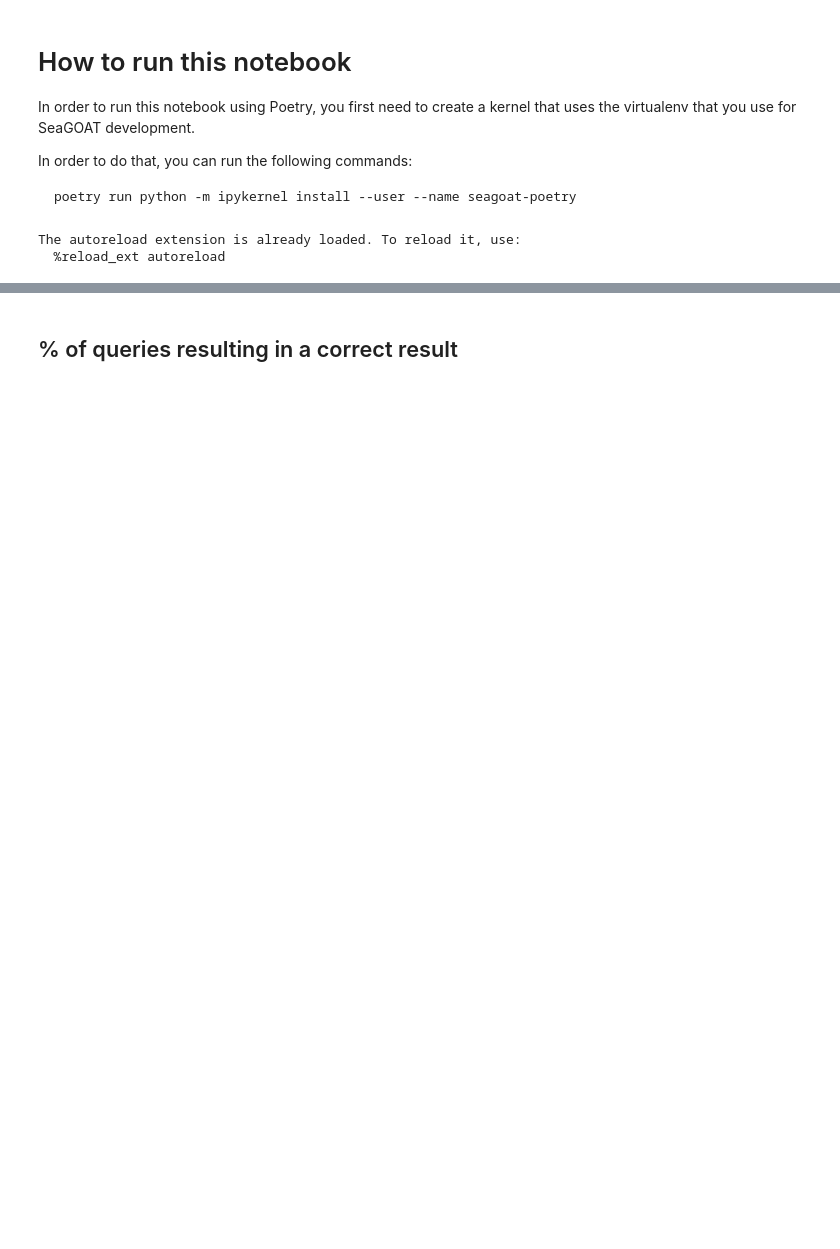
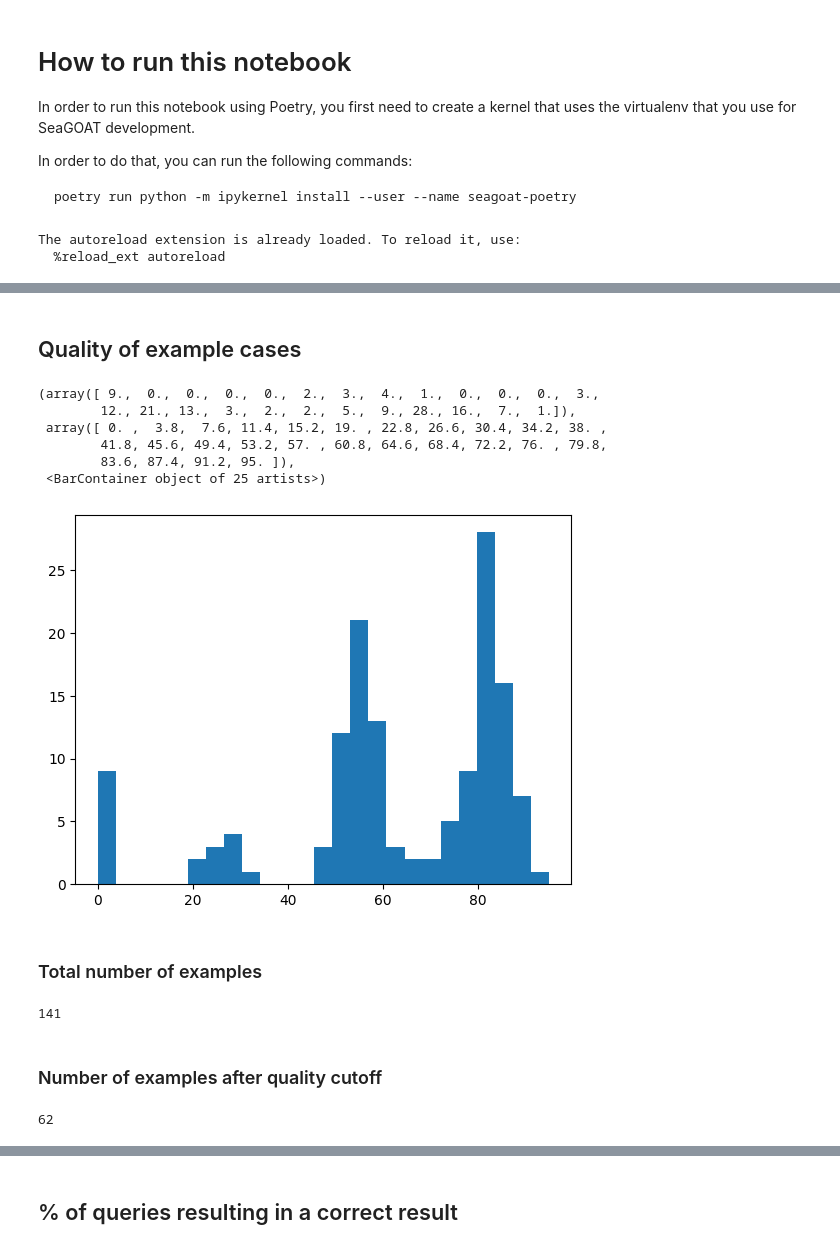
Before and after one commit to kantord/SeaGOAT, a Jupyter notebook: benchmark/benchmark.ipynb, the cells around one changed output, grey strips where cells are left out. Cells and saved outputs as stored; diff of their text form; code cells hidden in the pictures; blank space fills up the shorter version.

Commit message:
chrore: filter out bad banchmark examples

```diff
--- a/benchmark/benchmark.ipynb
+++ b/benchmark/benchmark.ipynb
@@ -37,0 +38,25 @@ results = load_results("initial test")
+# %% [markdown]
+## Quality of example cases
+# %%
+plt.hist([x['qualityScore'] for x in results], 25)
+# %% [output]
+(array([ 9.,  0.,  0.,  0.,  0.,  2.,  3.,  4.,  1.,  0.,  0.,  0.,  3.,
+        12., 21., 13.,  3.,  2.,  2.,  5.,  9., 28., 16.,  7.,  1.]),
+ array([ 0. ,  3.8,  7.6, 11.4, 15.2, 19. , 22.8, 26.6, 30.4, 34.2, 38. ,
+        41.8, 45.6, 49.4, 53.2, 57. , 60.8, 64.6, 68.4, 72.2, 76. , 79.8,
+        83.6, 87.4, 91.2, 95. ]),
+ <BarContainer object of 25 artists>)
+[figure, added]
+# %% [markdown]
+### Total number of examples
+# %%
+len(results)
+# %% [output]
+141
+# %% [markdown]
+### Number of examples after quality cutoff
+# %%
+results = [result for result in results if result['qualityScore'] >= 75]
+len(results)
+# %% [output]
+62
```
Also changed, not shown: parts of 12 cells of this notebook, 3 other files.
